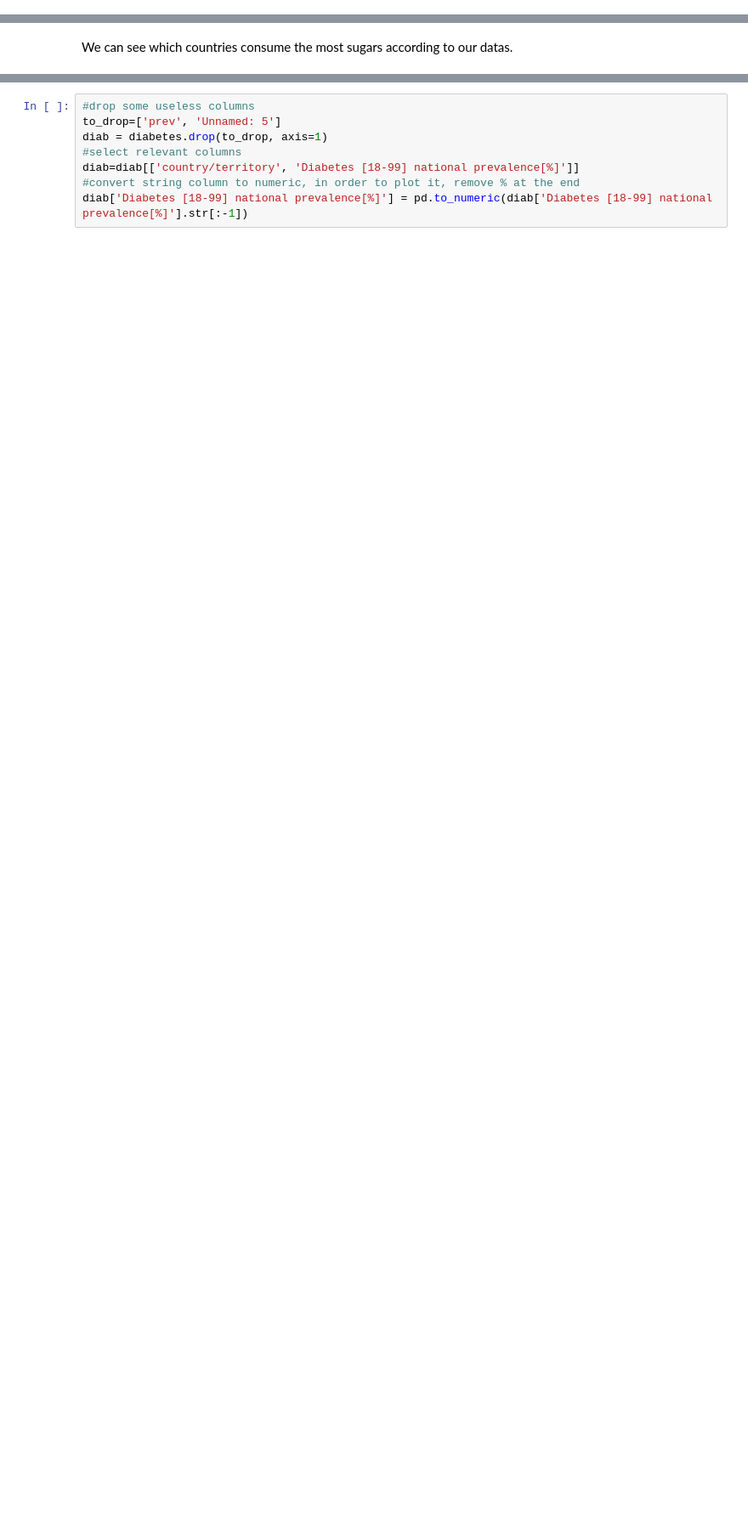
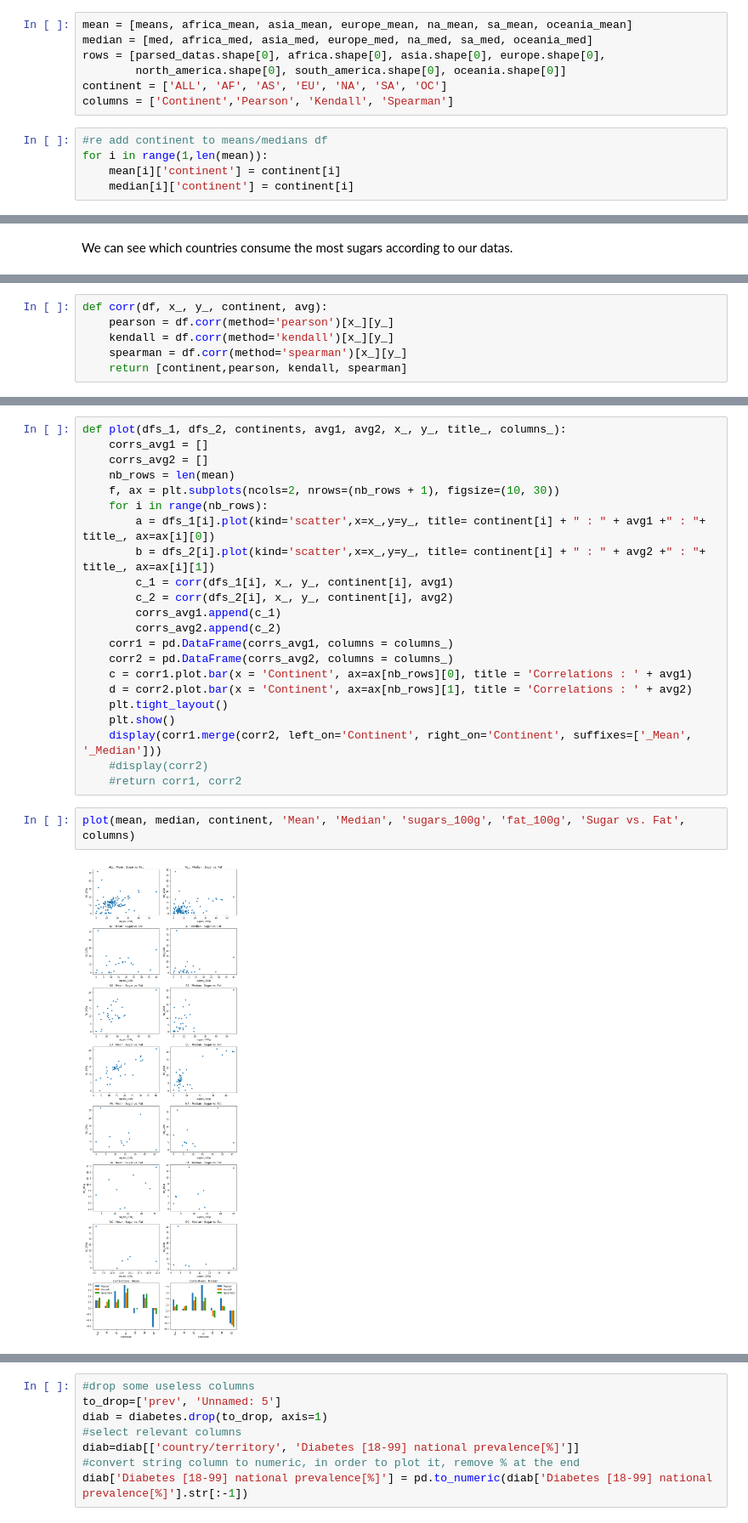
Before and after one commit to baraschi/AppliedDataAnalysis_Project, a Jupyter notebook: FoodProject.ipynb, the cells around one changed output, grey strips where cells are left out. Shown at 85% size. Saved outputs shown, nothing was run; the diff lists cells and outputs as text; blank space fills up the shorter version.

```diff
--- a/FoodProject.ipynb
+++ b/FoodProject.ipynb
@@ -273,0 +408,12 @@ counted = grouped.count()
+# %%
+mean = [means, africa_mean, asia_mean, europe_mean, na_mean, sa_mean, oceania_mean]
+median = [med, africa_med, asia_med, europe_med, na_med, sa_med, oceania_med]
+rows = [parsed_datas.shape[0], africa.shape[0], asia.shape[0], europe.shape[0],
+        north_america.shape[0], south_america.shape[0], oceania.shape[0]]
+continent = ['ALL', 'AF', 'AS', 'EU', 'NA', 'SA', 'OC']
+columns = ['Continent','Pearson', 'Kendall', 'Spearman']
+# %%
+#re add continent to means/medians df
+for i in range(1,len(mean)):
+    mean[i]['continent'] = continent[i]
+    median[i]['continent'] = continent[i]
@@ -471,0 +459,6 @@ For example the slovakia is in the mean (for the obesity) but not really for the
+# %%
+def corr(df, x_, y_, continent, avg):
+    pearson = df.corr(method='pearson')[x_][y_]
+    kendall = df.corr(method='kendall')[x_][y_]
+    spearman = df.corr(method='spearman')[x_][y_]
+    return [continent,pearson, kendall, spearman]
@@ -471,0 +475,26 @@ For example the slovakia is in the mean (for the obesity) but not really for the
+# %%
+def plot(dfs_1, dfs_2, continents, avg1, avg2, x_, y_, title_, columns_):
+    corrs_avg1 = []
+    corrs_avg2 = []
+    nb_rows = len(mean)
+    f, ax = plt.subplots(ncols=2, nrows=(nb_rows + 1), figsize=(10, 30))
+    for i in range(nb_rows):
+        a = dfs_1[i].plot(kind='scatter',x=x_,y=y_, title= continent[i] + " : " + avg1 +" : "+ title_, ax=ax[i][0])
+        b = dfs_2[i].plot(kind='scatter',x=x_,y=y_, title= continent[i] + " : " + avg2 +" : "+ title_, ax=ax[i][1])
+        c_1 = corr(dfs_1[i], x_, y_, continent[i], avg1)
+        c_2 = corr(dfs_2[i], x_, y_, continent[i], avg2)
+        corrs_avg1.append(c_1)
+        corrs_avg2.append(c_2)
+    corr1 = pd.DataFrame(corrs_avg1, columns = columns_)
+    corr2 = pd.DataFrame(corrs_avg2, columns = columns_)
+    c = corr1.plot.bar(x = 'Continent', ax=ax[nb_rows][0], title = 'Correlations : ' + avg1)
+    d = corr2.plot.bar(x = 'Continent', ax=ax[nb_rows][1], title = 'Correlations : ' + avg2)
+    plt.tight_layout()
+    plt.show()
+    display(corr1.merge(corr2, left_on='Continent', right_on='Continent', suffixes=['_Mean', '_Median']))
+    #display(corr2)
+    #return corr1, corr2
+# %%
+plot(mean, median, continent, 'Mean', 'Median', 'sugars_100g', 'fat_100g', 'Sugar vs. Fat', columns)
+# %% [output]
+[figure, added]
```
Also changed, not shown: parts of 134 cells of this notebook.
